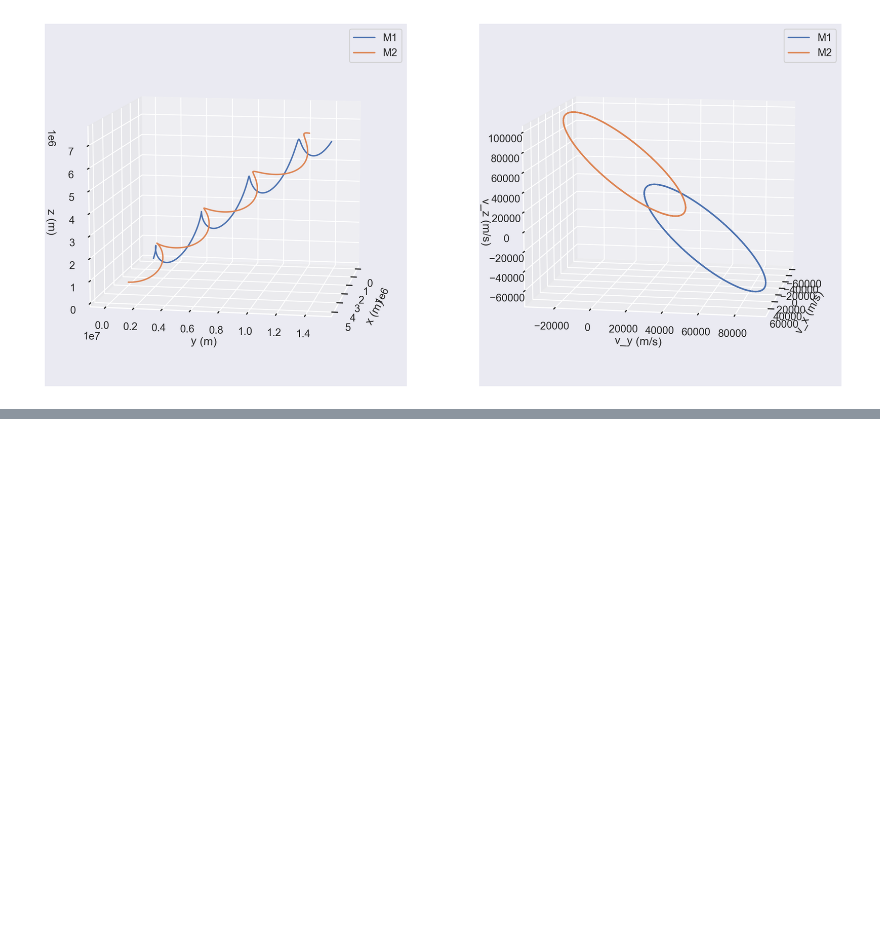
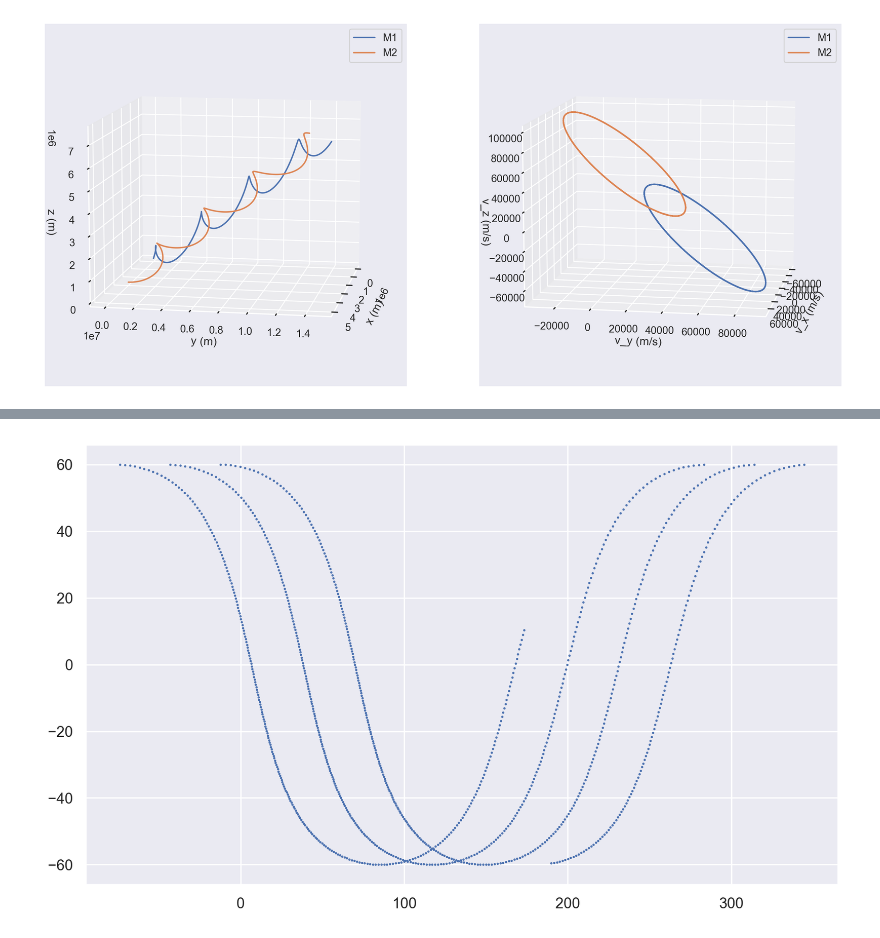
Before and after one commit to MichaszJ/scripts, a Jupyter notebook: Orbital-Dynamics/Usage.ipynb, the cells around one changed output, grey strips where cells are left out. Cells and saved outputs as stored; diff of their text form; code cells hidden in the pictures; blank space fills up the shorter version.

Commit message:
added orbital elements, ground track

```diff
--- a/Orbital-Dynamics/Usage.ipynb
+++ b/Orbital-Dynamics/Usage.ipynb
@@ -137,0 +141,15 @@ plt.show()
+# %%
+elements = [8350, 0.19760, np.radians(60), np.radians(270), np.radians(45), np.radians(230)]
+period = np.power(8350, 3/2) * (2*np.pi) / np.sqrt(398600)
+
+lon, lat = ground_track(elements, r_apo=10000, r_per=6700, t_init=0, t_final=3.25*period, num_steps=1000)
+
+lon, lat = np.degrees(lon), np.degrees(lat)
+# %%
+plt.figure(figsize=(10,6), dpi=230)
+
+plt.scatter(lon, lat, s=0.5)
+
+plt.show()
+# %% [output]
+[figure, added]
```
Also changed, not shown: parts of 14 cells of this notebook, 1 other file.
